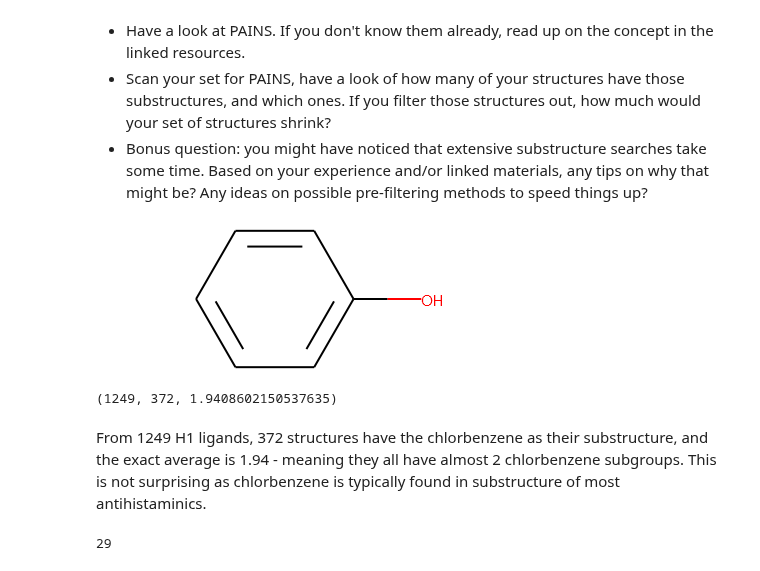
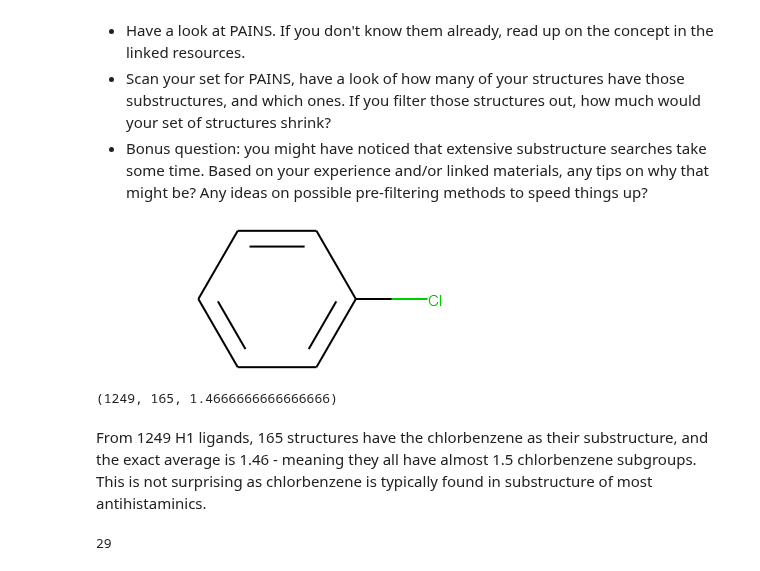
Before and after one commit to lich-uct/cdd2021, a Jupyter notebook: cervenku/05_substructures_and_filters.ipynb, the cells around one changed output. Drawn from its saved outputs; the diff is of its cells as text; code cells hidden in the pictures.

```diff
--- a/cervenku/05_substructures_and_filters.ipynb
+++ b/cervenku/05_substructures_and_filters.ipynb
@@ -255,18 +255,18 @@ h1_ligands = list()
 for i in h1_df['Smiles']:
     h1_ligands.append(Chem.MolFromSmiles(i))
 # %%
-chlorbenzene = Chem.MolFromSmiles('[OH]c1ccccc1')
+chlorbenzene = Chem.MolFromSmiles('[Cl]c1ccccc1')
 chlorbenzene
 # %% [output]
-[figure, old version]
+[figure, new version]
 # %%
 chlorbenzene_counts_h1 = [len(m.GetSubstructMatches(chlorbenzene)) for m in h1_ligands]
 chlorbenzene_counts_h1_nonzero = [m for m in chlorbenzene_counts_h1 if m]
 len(chlorbenzene_counts_h1), len(chlorbenzene_counts_h1_nonzero), sum(chlorbenzene_counts_h1_nonzero)/len(chlorbenzene_counts_h1_nonzero)
 # %% [output]
-(1249, 372, 1.9408602150537635)
+(1249, 165, 1.4666666666666666)
 # %% [markdown]
-From 1249 H1 ligands, 372 structures have the chlorbenzene as their substructure, and the exact average is 1.94 - meaning they all have almost 2 chlorbenzene subgroups. This is not surprising as chlorbenzene is typically found in substructure of most antihistaminics.
+From 1249 H1 ligands, 165 structures have the chlorbenzene as their substructure, and the exact average is 1.46 - meaning they all have almost 1.5 chlorbenzene subgroups. This is not surprising as chlorbenzene is typically found in substructure of most antihistaminics.
 # %%
 for m in h1_ligands:
     m.pain_hits = [i for i, pain in enumerate(pains) if m.HasSubstructMatch(pain[0])]
```
Also changed, not shown: parts of 1 cell of this notebook, 1 other file.
